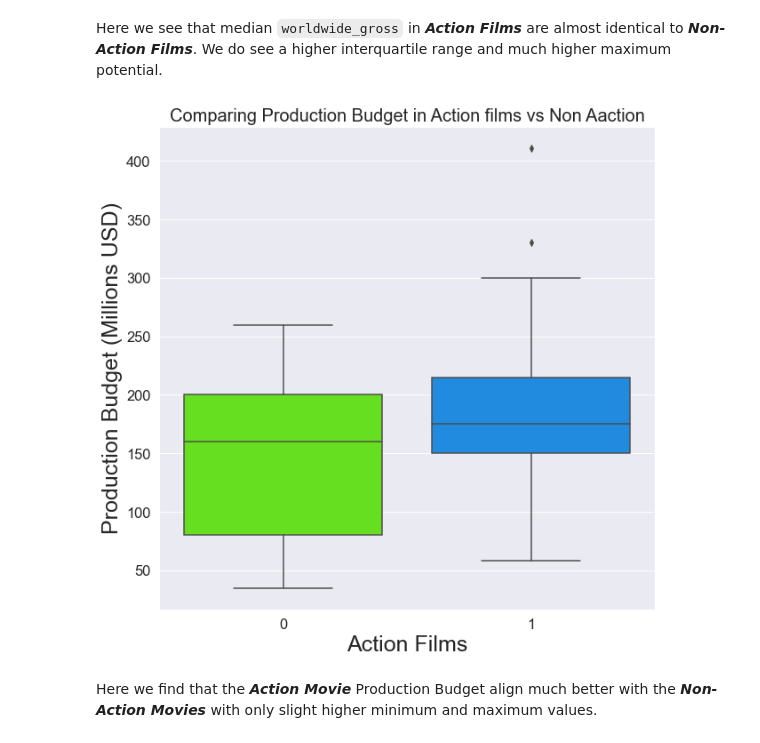
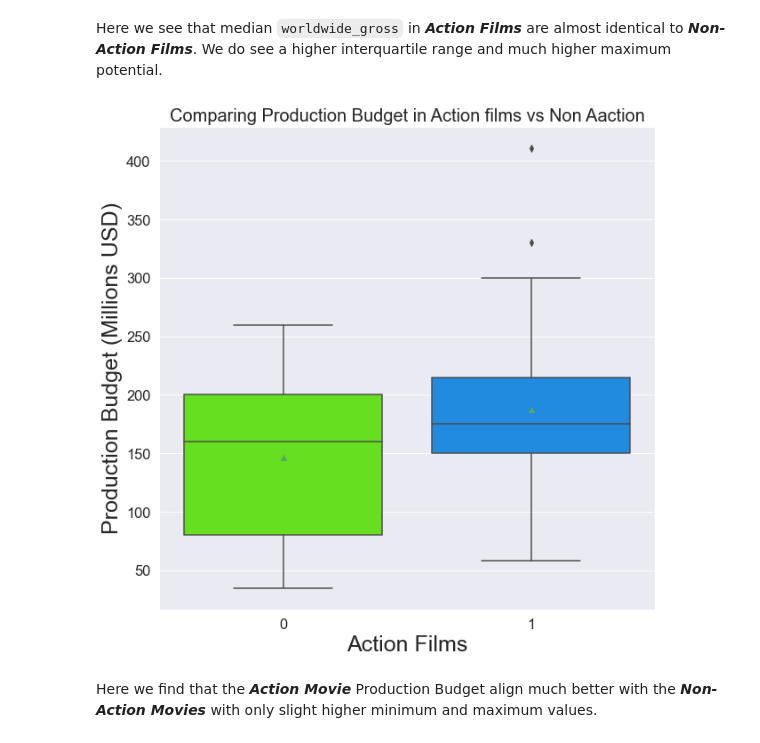
Before and after one commit to rustyb08/phase_1_project, a Jupyter notebook: Microsoft Original Content.ipynb, the cells around one changed output. Cells and saved outputs as stored; diff of their text form; code cells hidden in the pictures.

Commit message:
Update Microsoft Original Content.ipynb
Updated budget vs gross data

```diff
--- a/Microsoft Original Content.ipynb
+++ b/Microsoft Original Content.ipynb
@@ -893,24 +893,24 @@ Here we see that median `worldwide_gross` in ***Action Films*** are almost ident
 # %%
 # Create a plot and set the size.
 plt.figure(figsize=(10,10))
 
 # Increase the size of the scale text.
 sns.set(font_scale=1.5)
 
 # Plot the data
 sns.boxplot(x=top_100_movies['Action'],
-            y=top_100_movies['production_budget']/1000000, palette='gist_rainbow')
+            y=top_100_movies['production_budget']/1000000, palette='gist_rainbow', showmeans=True)
 
 # Set the barplot's title.
 plt.title('Comparing Production Budget in Action films vs Non Aaction', fontsize=20)
 
 # Label the y-axis
 plt.ylabel('Production Budget (Millions USD)', fontsize=25)
 
 # Label the x-axis
 plt.xlabel('Action Films', fontsize=25);
 # %% [output]
-[figure, old version]
+[figure, new version]
 # %% [markdown]
 Here we find that the ***Action Movie*** Production Budget align much better with the ***Non-Action Movies*** with only slight higher minimum and maximum values.
 # %% [markdown]
```
Also changed, not shown: parts of 16 cells of this notebook.
